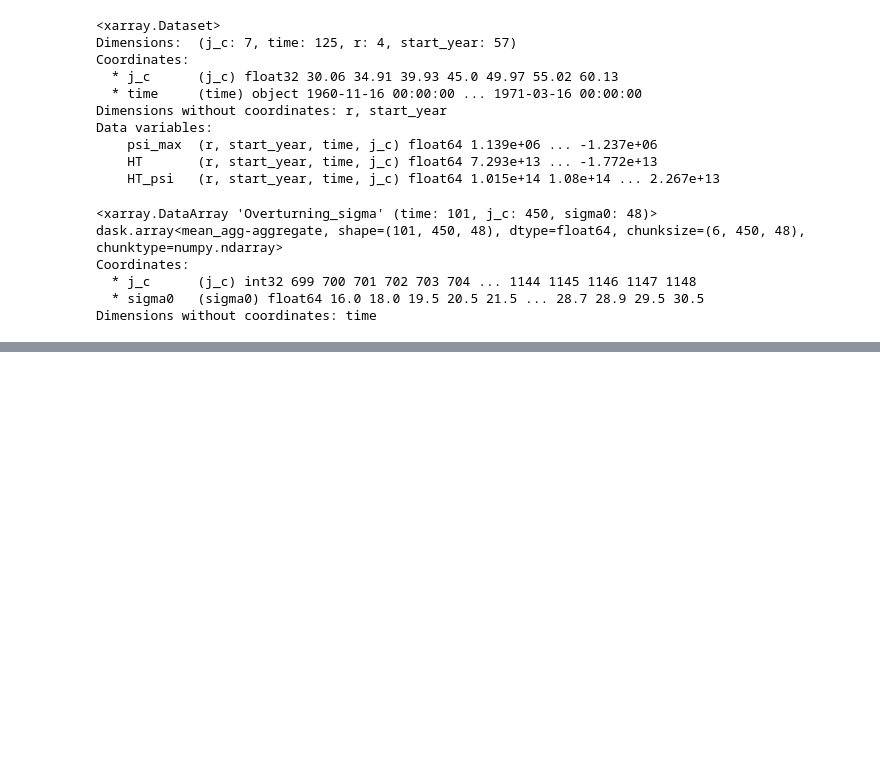
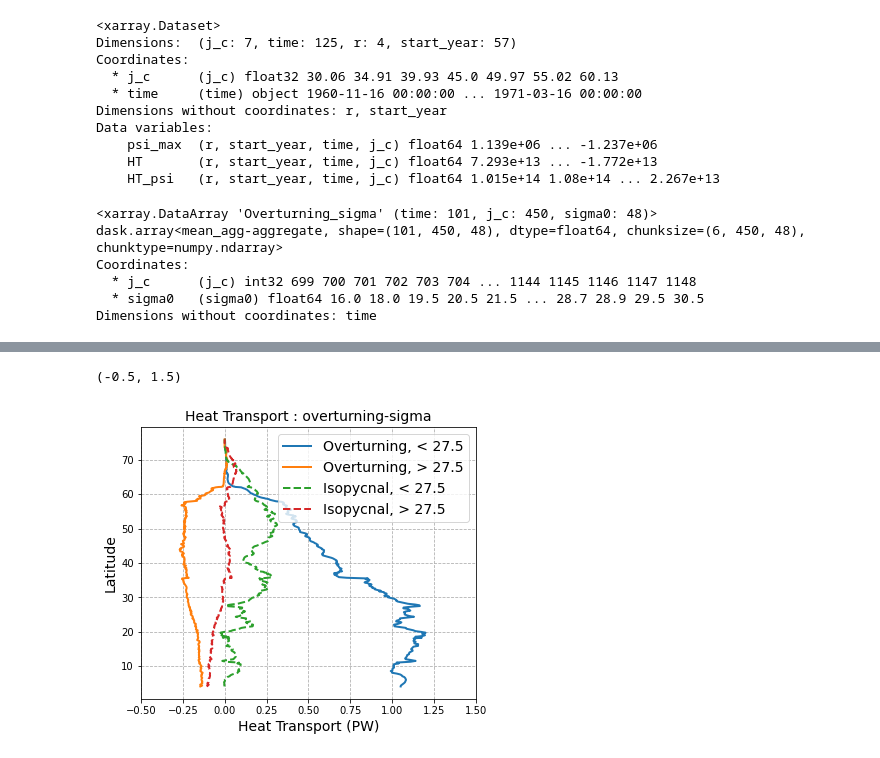
Before and after one commit to hmkhatri/AMOC_Variability_DePreSys_MET, a Jupyter notebook: Notebooks/Analysis/07_Overturning_sigma_z.ipynb, the cells around one changed output, grey strips where cells are left out. Cells and saved outputs as stored; diff of their text form; code cells hidden in the pictures; blank space fills up the shorter version.

```diff
--- a/Notebooks/Analysis/07_Overturning_sigma_z.ipynb
+++ b/Notebooks/Analysis/07_Overturning_sigma_z.ipynb
@@ -1535,0 +1700,20 @@ Dimensions without coordinates: time
+# %%
+grid1 = plt.GridSpec(1, 1, wspace=0.2, hspace=0.3)
+fig = plt.figure(figsize=[6,5])
+
+ax = fig.add_subplot(grid1[0, 0])
+ax.plot(ds2.MHT_overturning_sigma.isel(sigma0=slice(0,36)).sum('sigma0').mean('time')/1e15,  ds2.latitude, lw=2)
+ax.plot(ds2.MHT_overturning_sigma.isel(sigma0=slice(36,48)).sum('sigma0').mean('time')/1e15,  ds2.latitude, lw=2)
+ax.plot((ds2.MHT_sigma.isel(sigma0=slice(0,36)).sum('sigma0') - ds2.MHT_overturning_sigma.isel(sigma0=slice(0,36)).sum('sigma0')).mean('time')/1e15,
+         ds2.latitude, lw=2, ls='--')
+ax.plot((ds2.MHT_sigma.isel(sigma0=slice(36,48)).sum('sigma0') - ds2.MHT_overturning_sigma.isel(sigma0=slice(36,48)).sum('sigma0')).mean('time')/1e15,
+         ds2.latitude, lw=2, ls='--')
+ax.grid('on', ls='--')
+plt.legend(['Overturning, < 27.5', 'Overturning, > 27.5', 'Isopycnal, < 27.5', 'Isopycnal, > 27.5'], fontsize=14)
+ax.set_ylabel('Latitude', fontsize=14)
+ax.set_xlabel('Heat Transport (PW)', fontsize=14)
+plt.title('Heat Transport : overturning-sigma', fontsize=14)
+ax.set_xlim([-0.5, 1.5])
+# %% [output]
+(-0.5, 1.5)
+[figure, added]
```
Also changed, not shown: parts of 7 cells of this notebook, 6 other files.
